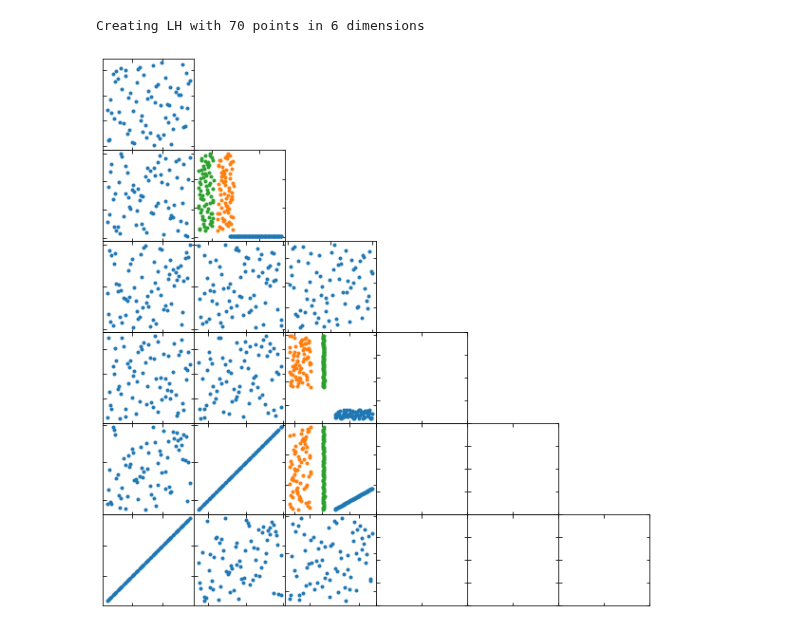
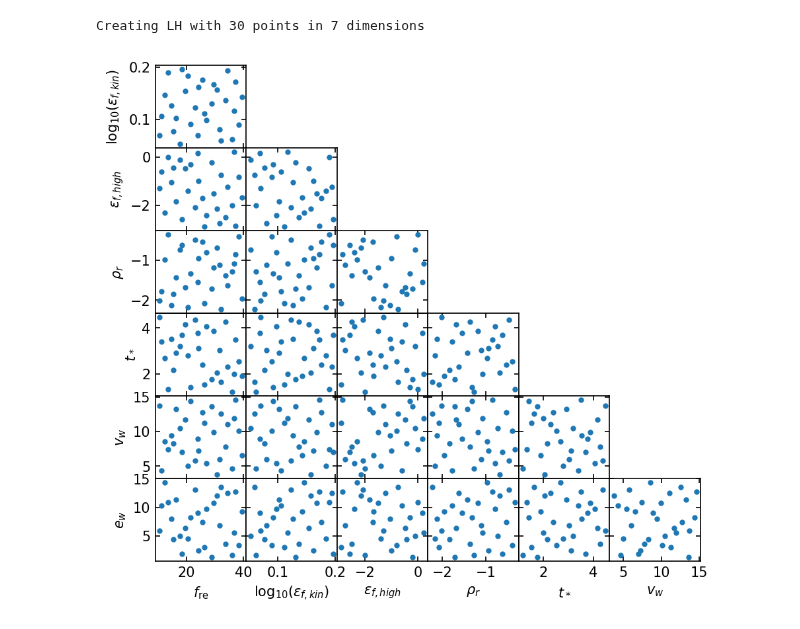
Before and after one commit to fgmaion/MTNG-resims, a Jupyter notebook: Notebooks/LH.ipynb, the cells around one changed output. Drawn from its saved outputs; the diff is of its cells as text; code cells hidden in the pictures.

Commit message:
Several codes made for generating the latin-hypercube of parameters for the MTNG-resims runs

```diff
--- a/Notebooks/LH.ipynb
+++ b/Notebooks/LH.ipynb
@@ -11,21 +12,27 @@ import os
 os.chdir("/lscratch/fgmaion/MTNG-resims/src")
 import utils
 # %%
-npoints=70
-ndim = 6
+npoints=30
+ndim = 7
 seed = 1997
 # %%
 bounds = np.array([
                    [0.9, 14.4],                      # WindEnergyIn1e51erg
                    [3.7,14.8],                       # VariableWindVelFactor
                    [1.135,4.54],                     # MaxSfrTimescale
-                   [np.log10(0.001), np.log10(0.1)], # Quasar Threshold
+                   [np.log10(0.005),np.log10(0.5)],  # Density of Wind Recoupling
+                   [np.log10(0.001), np.log10(2)],   # RadioFeedbackFactor
                    [0.05, 0.2],                      # BlackHoleFeedbackFactor
-                   [np.log10(0.001), np.log10(2)],   # RadioFeedbackFactor
+                   [10,40]                           # RadioFeedbackReiorientationFactor
                 ])
+
+labels = ['$e_w$', '$v_w$', '$t_*$', '$\\rho_r$', '$\epsilon_{f,high}$', '$\\log_{10}(\epsilon_{f,kin})$', '$f_{\mathrm{re}}$']
+
 print("Creating LH with {0} points in {1} dimensions".format(npoints, ndim))
-_cpars = bacco.utils.latinhypercube( ndim, npoints, spread=False, seed=seed)
+_cpars = bacco.utils.latinhypercube( ndim, npoints, spread=True, seed=seed, max_niter=100000)
 cpars = bounds[:,0] + _cpars * (bounds[:,1] - bounds[:,0])
-#dd.io.save( "cpars_{0}_{1}.h5".format(npoints, seed), {'cpars':cpars})
+cpars[:,3] = 10**cpars[:,3]
+cpars[:,4] = 10**cpars[:,4]
+dd.io.save( "/cosmos_storage/data_sharing/MN5_resims/cpars_{0}_{1}.h5".format(npoints, seed), {'cpars':cpars})
 # %% [output]
-Creating LH with 70 points in 6 dimensions
+Creating LH with 30 points in 7 dimensions
@@ -32,29 +41,49 @@ Creating LH with 70 points in 6 dimensions
 # %%
 import matplotlib.pyplot as plt
 
 # Create a figure
-fig = plt.figure(figsize=(8, 8))
+fig = plt.figure(dpi=150, figsize=(5.5, 5))
+
 
 # Define the positions for the subplots
 # Positions are normalized with respect to figure size
 positions = []
-N = 6
-for i in range(N):
-    for j in range(N-i):
-        positions.append([i*1/N, j*1/N, 1/N, 1/N])
+N = 7
+for i in range((N-1)):
+    for j in range((N-1)-i):
+        positions.append([i*1/(N-1), j*1/(N-1), 1/(N-1), 1/(N-1)])
 
 ax = []
-for i in range(int(N*(N+1)/2)):
+for i in range(int(N*(N-1)/2)):
     ax.append(fig.add_axes(positions[i]))
-    ax[i].set_xticklabels([])
-    ax[i].set_yticklabels([])
 
-for i in range(N):
-    for j in range(N-i):
-        ax[i*(N-i+1)+j].plot(cpars[:,i], cpars[:,j], ls='', marker='o', ms=3)
+offset = 0
+for i in range(N-1):
+    for j in range((N-1)-i):
+        if (N-1-i)==3 or (N-1-i)==4:
+            if j==3 or j==4:
+                ax[offset+j].plot(np.log10(cpars[:,N-1-i]), np.log10(cpars[:,j]), ls='', marker='o', ms=3)
+            else:
+                ax[offset+j].plot(np.log10(cpars[:,N-1-i]), cpars[:,j], ls='', marker='o', ms=3)
+        else:
+            if j==3 or j==4:
+                ax[offset+j].plot(cpars[:,N-1-i], np.log10(cpars[:,j]), ls='', marker='o', ms=3)
+            else:
+                ax[offset+j].plot(cpars[:,N-1-i], cpars[:,j], ls='', marker='o', ms=3)
+
+        if j==0:
+            ax[offset+j].set_xlabel(labels[N-1-i])
+        if i==0:
+            ax[offset+j].set_ylabel(labels[j])
+        if i!=0:
+            ax[offset+j].set_yticklabels([])
+        if j!=0:
+            ax[offset+j].set_xticklabels([])
+
+    offset += (N-1-i)
 
 
 # Adjust layout
 plt.show()
 # %% [output]
-[figure, old version]
+[figure, new version]
```
Also changed, not shown: parts of 14 cells of this notebook, 1 other file.
